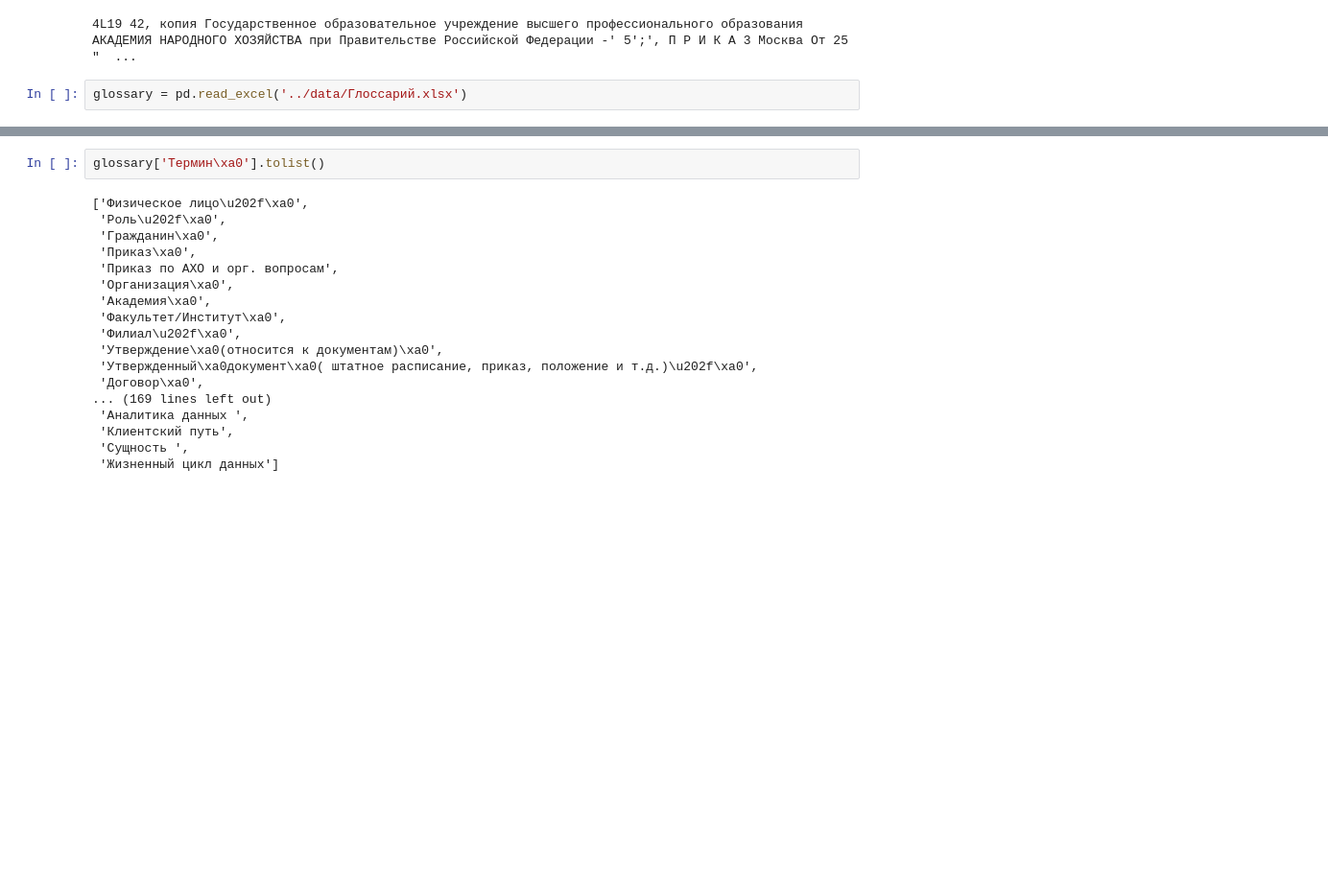
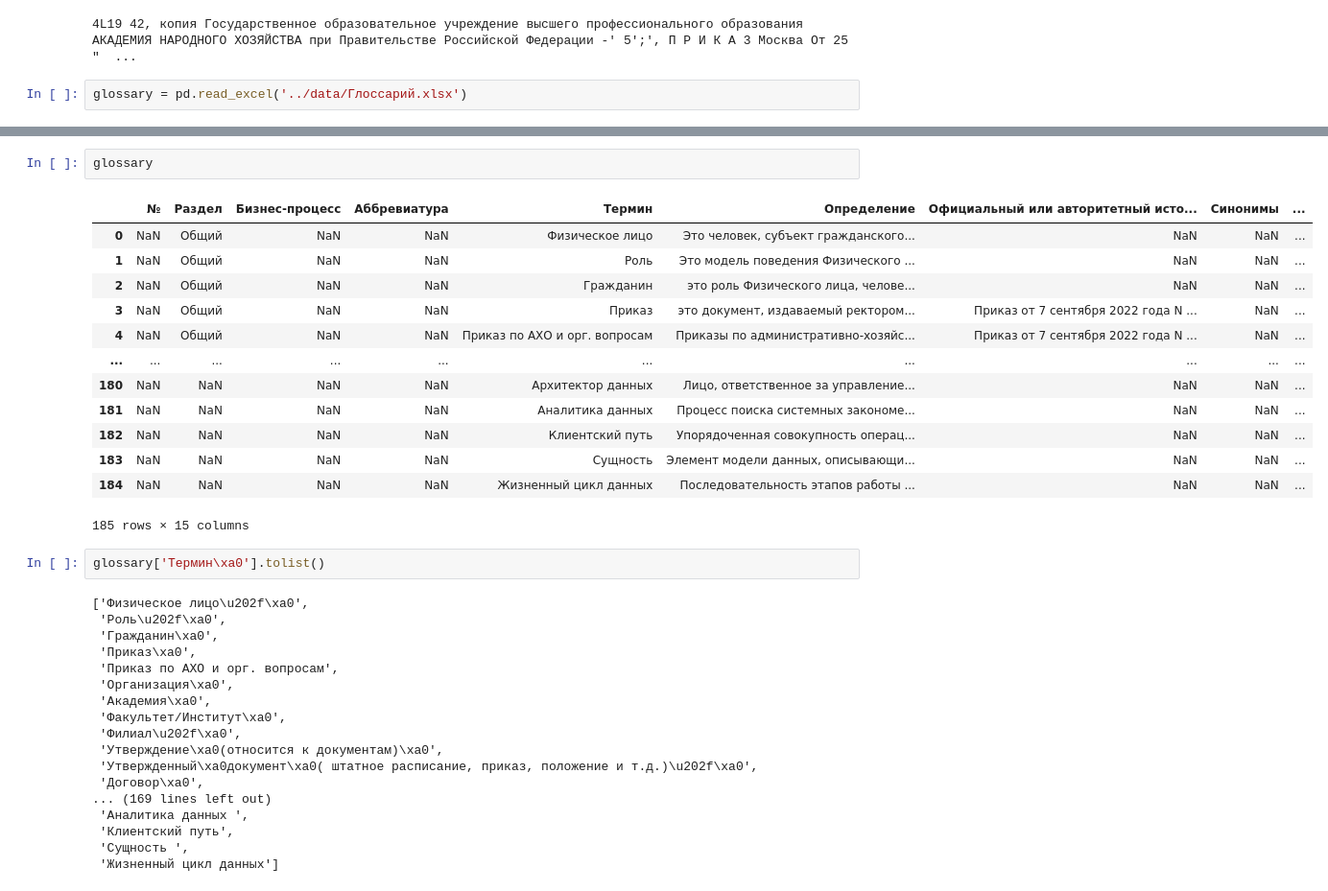
Before and after one commit to Akhmetov-VA/glossary_elastic_streamlit, a Jupyter notebook: notebooks/check_data_extraction.ipynb, the cells around one changed output, grey strips where cells are left out. Shown: that part at 96% size. Drawn from its saved outputs; the diff is of its cells as text; blank space fills up the shorter version.

```diff
--- a/notebooks/check_data_extraction.ipynb
+++ b/notebooks/check_data_extraction.ipynb
@@ -60,3 +72,19 @@ glossary.columns[4]
+# %%
+glossary
+# %% [output]
+|  | № | Раздел | Бизнес-процесс | Аббревиатура | Термин | Определение | Официальный или авторитетный исто... | Синонимы | ... |
+| 0 | NaN | Общий | NaN | NaN | Физическое лицо | Это человек, субъект гражданского... | NaN | NaN | ... |
+| 1 | NaN | Общий | NaN | NaN | Роль | Это модель поведения Физического ... | NaN | NaN | ... |
+| 2 | NaN | Общий | NaN | NaN | Гражданин | это роль Физического лица, челове... | NaN | NaN | ... |
+| 3 | NaN | Общий | NaN | NaN | Приказ | это документ, издаваемый ректором... | Приказ от 7 сентября 2022 года N ... | NaN | ... |
+| 4 | NaN | Общий | NaN | NaN | Приказ по АХО и орг. вопросам | Приказы по административно-хозяйс... | Приказ от 7 сентября 2022 года N ... | NaN | ... |
+| ... | ... | ... | ... | ... | ... | ... | ... | ... | ... |
+| 180 | NaN | NaN | NaN | NaN | Архитектор данных | Лицо, ответственное за управление... | NaN | NaN | ... |
+| 181 | NaN | NaN | NaN | NaN | Аналитика данных | Процесс поиска системных закономе... | NaN | NaN | ... |
+| 182 | NaN | NaN | NaN | NaN | Клиентский путь | Упорядоченная совокупность операц... | NaN | NaN | ... |
+| 183 | NaN | NaN | NaN | NaN | Сущность | Элемент модели данных, описывающи... | NaN | NaN | ... |
+| 184 | NaN | NaN | NaN | NaN | Жизненный цикл данных | Последовательность этапов работы ... | NaN | NaN | ... |
+185 rows × 15 columns
 # %%
 glossary['Термин\xa0'].tolist()
 # %% [output]
```
Also changed, not shown: parts of 2 cells of this notebook, 4 other files.
